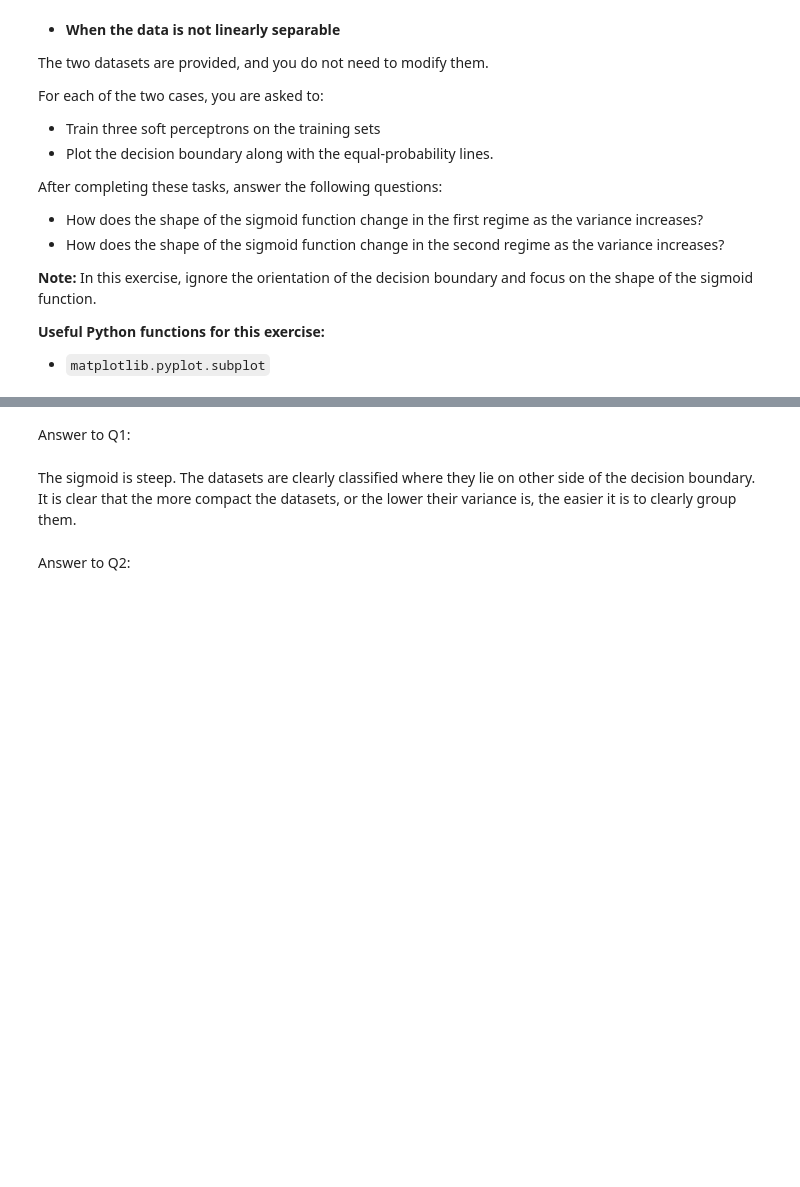
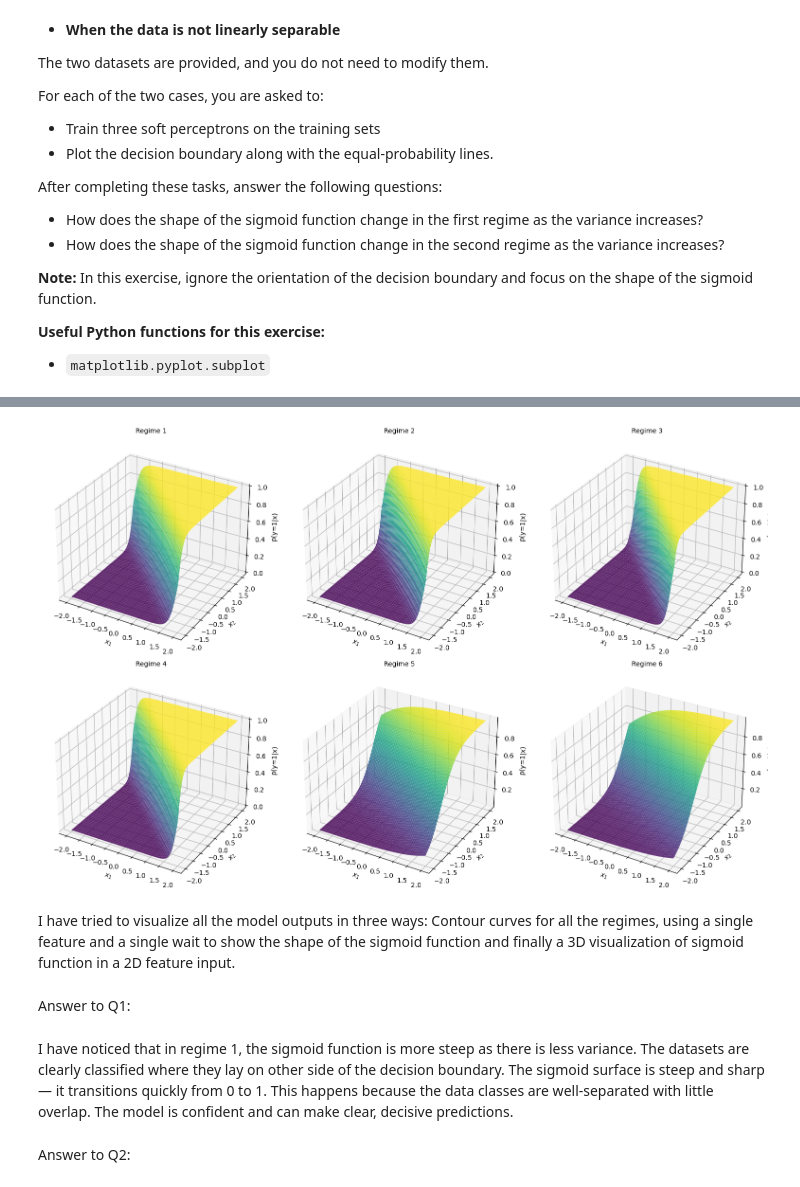
Before and after one commit to HailemariamMersha/Deep_learning, a Jupyter notebook: homework_2.ipynb, the cells around one changed output, grey strips where cells are left out. Saved outputs shown, nothing was run; the diff lists cells and outputs as text; code cells hidden in the pictures; blank space fills up the shorter version.

```diff
--- a/homework_2.ipynb
+++ b/homework_2.ipynb
@@ -400,7 +422,47 @@ plt.show()
+# %%
+from mpl_toolkits.mplot3d import Axes3D
+
+
+def sigmoid(z):
+    return 1 / (1 + np.exp(-z))
+
+fig = plt.figure(figsize=(16, 10))
+
+for i, (F, y) in enumerate(regimes):
+    # Train model
+    p = SoftPerceptron(2)
+    p.train(F, y)
+    w, b = p.w, p.b
+
+    # Create 3D subplot
+    ax = fig.add_subplot(2, 3, i + 1, projection='3d')
+
+    # Define grid for surface
+    x_min, x_max = -2, 2
+    y_min, y_max = -2, 2
+    xx, yy = np.meshgrid(np.linspace(x_min, x_max, 100),
+                         np.linspace(y_min, y_max, 100))
+
+    # Compute sigmoid surface
+    Z = sigmoid(w[0] * xx + w[1] * yy + b)
+
+    # Plot the surface
+    ax.plot_surface(xx, yy, Z, cmap='viridis', alpha=0.85)
+    ax.set_title(f"Regime {i+1}", fontsize=10)
+    ax.set_xlabel("$x_1$")
+    ax.set_ylabel("$x_2$")
+    ax.set_zlabel("p(y=1|x)")
+
+plt.tight_layout()
+plt.show()
+# %% [output]
+[figure, added]
+# %% [markdown]
+I have tried to visualize all the model outputs in three ways: Contour curves for all the regimes, using a single feature and a single wait to show the shape of the sigmoid function and finally a 3D visualization of sigmoid function in a 2D feature input.
 # %% [markdown]
 Answer to Q1:
-# %% [markdown]
-The sigmoid is steep. The datasets are clearly classified where they lie on other side of the decision boundary. It is clear that the more compact the datasets, or the lower their variance is, the easier it is to clearly group them.
+# %% [markdown]
+ I have noticed that in regime 1, the sigmoid function is more steep as there is less variance. The datasets are clearly classified where they lay on other side of the decision boundary. The sigmoid surface is steep and sharp — it transitions quickly from 0 to 1. This happens because the data classes are well-separated with little overlap. The model is confident and can make clear, decisive predictions.
 # %% [markdown]
 Answer to Q2:
 # %% [markdown]
```
Also changed, not shown: parts of 23 cells of this notebook.
